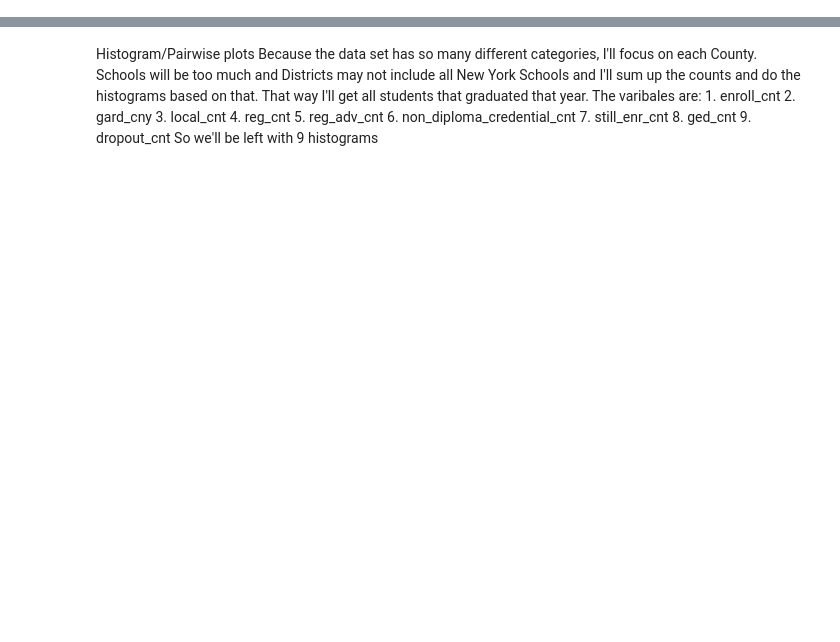
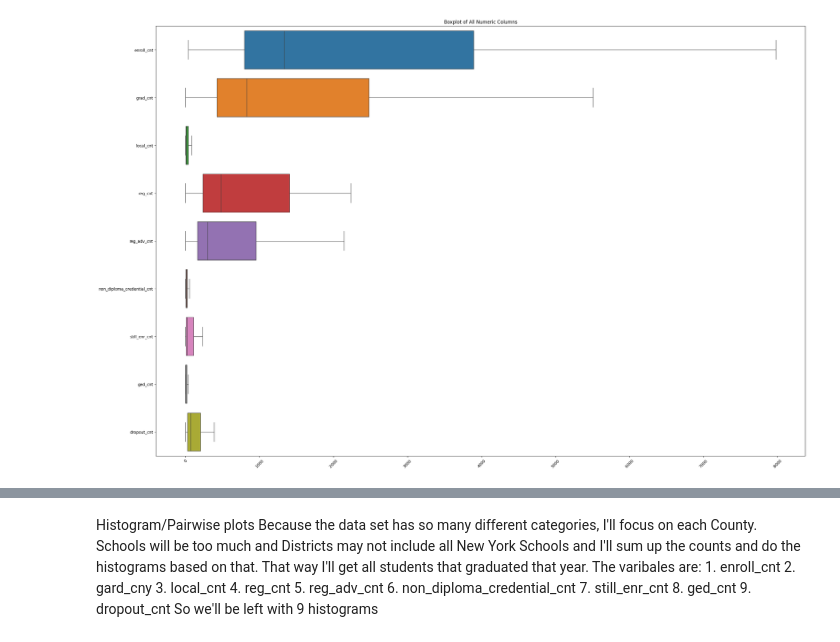
Before and after one commit to datasheng/CSC460-Fatoumata_Drammeh, a Jupyter notebook: HW4/EDA.ipynb, the cells around one changed output, grey strips where cells are left out. Saved outputs shown, nothing was run; the diff lists cells and outputs as text; code cells hidden in the pictures; blank space fills up the shorter version.

```diff
--- a/HW4/EDA.ipynb
+++ b/HW4/EDA.ipynb
@@ -79,0 +43,29 @@ dtype: int64
+# %%
+main_frame.set_index("subgroup_name", inplace=True)
+main_frame=main_frame.replace("-", np.nan)
+main_frame=main_frame.astype({
+    "enroll_cnt": "float",
+    "grad_cnt": "float",
+    "local_cnt": "float",
+    "reg_cnt": "float",
+    "reg_adv_cnt": "float",
+    "non_diploma_credential_cnt": "float",
+    "still_enr_cnt": "float",
+    "ged_cnt": "float",
+    "dropout_cnt": "float"
+})
+colNames=["membership_code", "membership_desc", "county_code", "county_name", "enroll_cnt", "grad_cnt", "local_cnt", "reg_cnt", "reg_adv_cnt", "non_diploma_credential_cnt", "still_enr_cnt", "ged_cnt", "dropout_cnt"]
+
+all_by_county=main_frame.loc["All Students", colNames]
+gender_df=main_frame.loc[["Female", "Male"], colNames]
+
+gender_df=gender_df[gender_df["membership_desc"].str.contains("2018 Total Cohort - 6 Year Outcome - August 2024|2019 Total Cohort - 5 Year Outcome - August 2024|2020 Total Cohort - 4 Year Outcome - August 2024")]
+all_by_county=all_by_county[all_by_county["membership_desc"].str.contains("2018 Total Cohort - 6 Year Outcome - August 2024|2019 Total Cohort - 5 Year Outcome - August 2024|2020 Total Cohort - 4 Year Outcome - August 2024")]
+
+numeric_colNames=["enroll_cnt", "grad_cnt", "local_cnt", "reg_cnt", "reg_adv_cnt", "non_diploma_credential_cnt", "still_enr_cnt", "ged_cnt", "dropout_cnt"]
+
+all_by_county=all_by_county.groupby("county_name")[numeric_colNames].sum()
+gender_df=gender_df.groupby(["county_name", 'subgroup_name'])[numeric_colNames].sum()
+print(all_by_county.head())
+print("-------------")
+print(gender_df.head())
@@ -79,0 +117,8 @@ dtype: int64
+# %%
+plt.figure(figsize=(30,20))  # width x height
+sns.boxplot(data=gender_df[numeric_colNames], showfliers=False, orient='h',)
+plt.xticks(rotation=45)
+plt.title("Boxplot of All Numeric Columns")
+plt.show()
+# %% [output]
+[figure, added]
```
Also changed, not shown: parts of 11 cells of this notebook.
